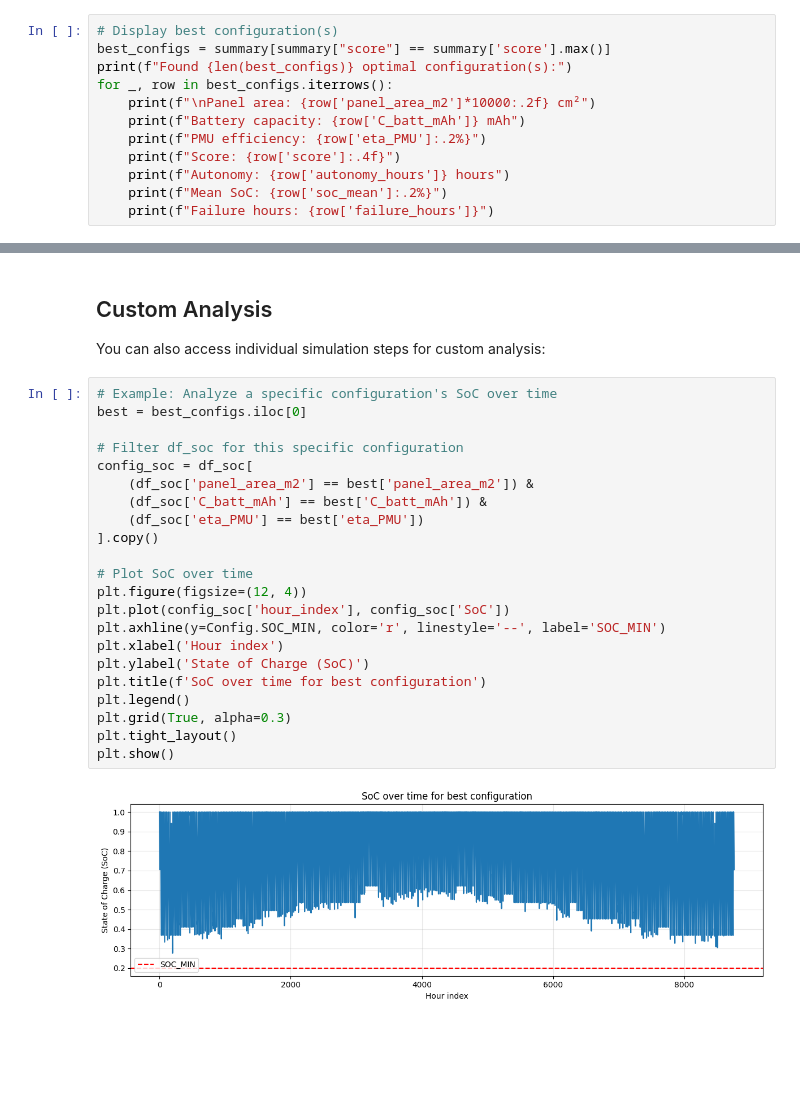
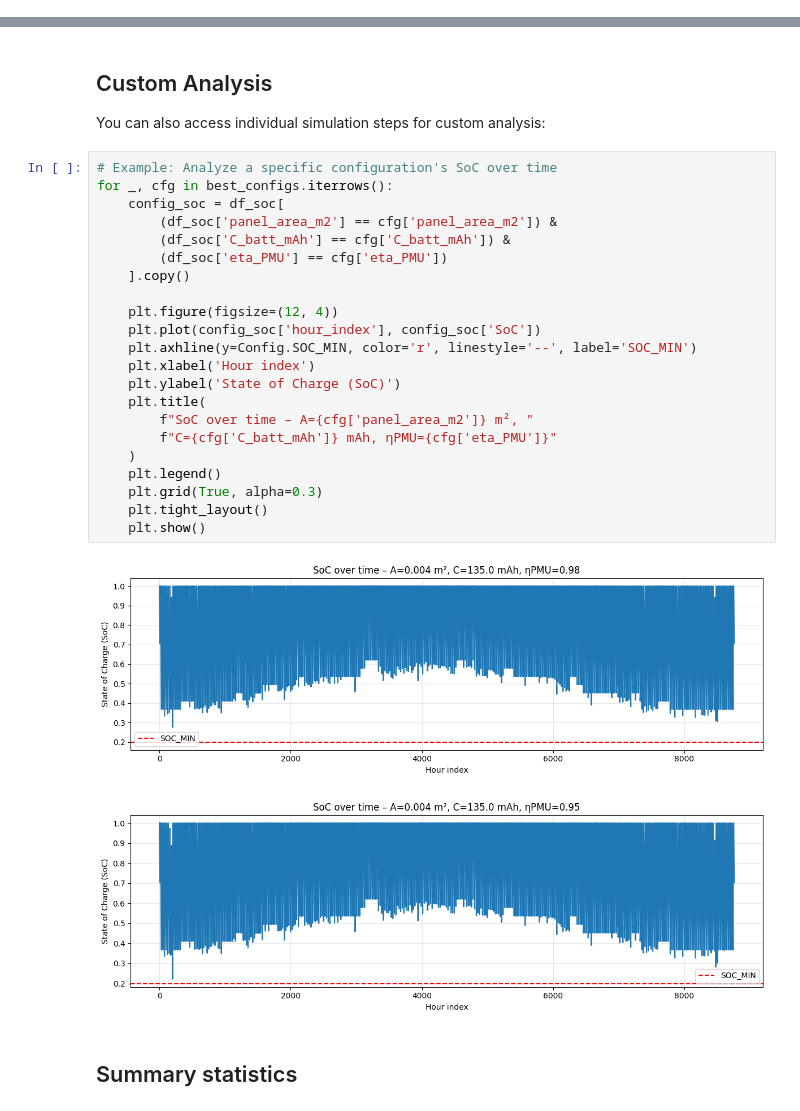
Before and after one commit to UCLM-ARCO/oasis-ehs, a Jupyter notebook: analyze-dataset.ipynb, the cells around one changed output, grey strips where cells are left out. Drawn from its saved outputs; the diff is of its cells as text; blank space fills up the shorter version.

```diff
--- a/analyze-dataset.ipynb
+++ b/analyze-dataset.ipynb
@@ -58,15 +76,3 @@ Top 10 configurations by score:
 | 7 | 0.0025 | 500 | 0.95 | 8760 | 0 | 2783 | 0.943077 | 0.060391 | ... |
 | 8 | 0.0025 | 500 | 0.90 | 8760 | 0 | 2715 | 0.941654 | 0.062171 | ... |
 | 9 | 0.0025 | 500 | 0.87 | 8760 | 0 | 2674 | 0.940664 | 0.063459 | ... |
-# %%
-# Display best configuration(s)
-best_configs = summary[summary["score"] == summary['score'].max()]
-print(f"Found {len(best_configs)} optimal configuration(s):")
-for _, row in best_configs.iterrows():
-    print(f"\nPanel area: {row['panel_area_m2']*10000:.2f} cm²")
-    print(f"Battery capacity: {row['C_batt_mAh']} mAh")
-    print(f"PMU efficiency: {row['eta_PMU']:.2%}")
-    print(f"Score: {row['score']:.4f}")
-    print(f"Autonomy: {row['autonomy_hours']} hours")
-    print(f"Mean SoC: {row['soc_mean']:.2%}")
-    print(f"Failure hours: {row['failure_hours']}")
@@ -223,26 +187,29 @@ fig.show()
 You can also access individual simulation steps for custom analysis:
 # %%
 # Example: Analyze a specific configuration's SoC over time
-best = best_configs.iloc[0]
+for _, cfg in best_configs.iterrows():
+    config_soc = df_soc[
+        (df_soc['panel_area_m2'] == cfg['panel_area_m2']) &
+        (df_soc['C_batt_mAh'] == cfg['C_batt_mAh']) &
+        (df_soc['eta_PMU'] == cfg['eta_PMU'])
+    ].copy()
 
-# Filter df_soc for this specific configuration
-config_soc = df_soc[
-    (df_soc['panel_area_m2'] == best['panel_area_m2']) &
-    (df_soc['C_batt_mAh'] == best['C_batt_mAh']) &
-    (df_soc['eta_PMU'] == best['eta_PMU'])
-].copy()
-
-# Plot SoC over time
-plt.figure(figsize=(12, 4))
-plt.plot(config_soc['hour_index'], config_soc['SoC'])
-plt.axhline(y=Config.SOC_MIN, color='r', linestyle='--', label='SOC_MIN')
-plt.xlabel('Hour index')
-plt.ylabel('State of Charge (SoC)')
-plt.title(f'SoC over time for best configuration')
-plt.legend()
-plt.grid(True, alpha=0.3)
-plt.tight_layout()
-plt.show()
+    plt.figure(figsize=(12, 4))
+    plt.plot(config_soc['hour_index'], config_soc['SoC'])
+    plt.axhline(y=Config.SOC_MIN, color='r', linestyle='--', label='SOC_MIN')
+    plt.xlabel('Hour index')
+    plt.ylabel('State of Charge (SoC)')
+    plt.title(
+        f"SoC over time – A={cfg['panel_area_m2']} m², "
+        f"C={cfg['C_batt_mAh']} mAh, ηPMU={cfg['eta_PMU']}"
+    )
+    plt.legend()
+    plt.grid(True, alpha=0.3)
+    plt.tight_layout()
+    plt.show()
 # %% [output]
-[figure, old version]
+[figure, new version]
+[figure, added]
+# %% [markdown]
+## Summary statistics
 # %%
```
Also changed, not shown: parts of 13 cells of this notebook.
